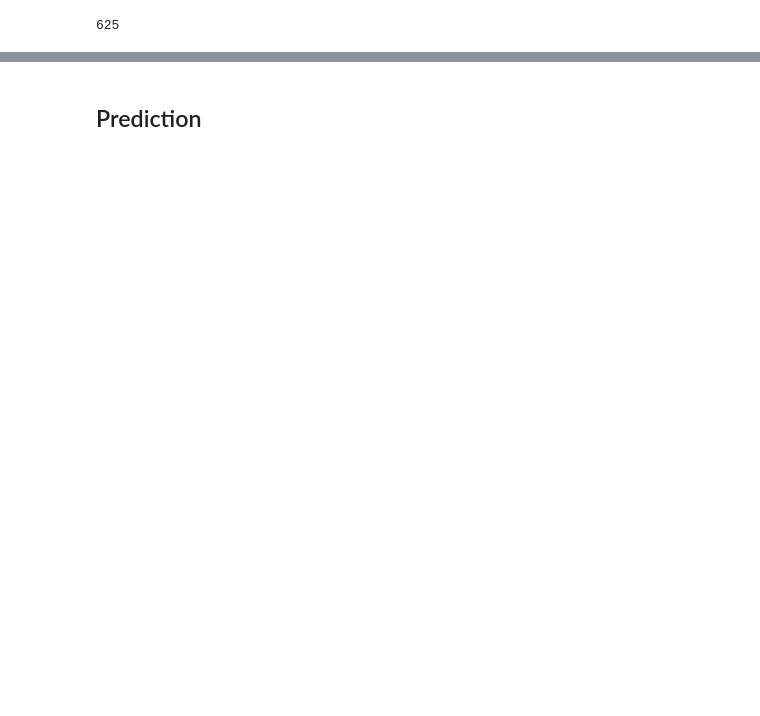
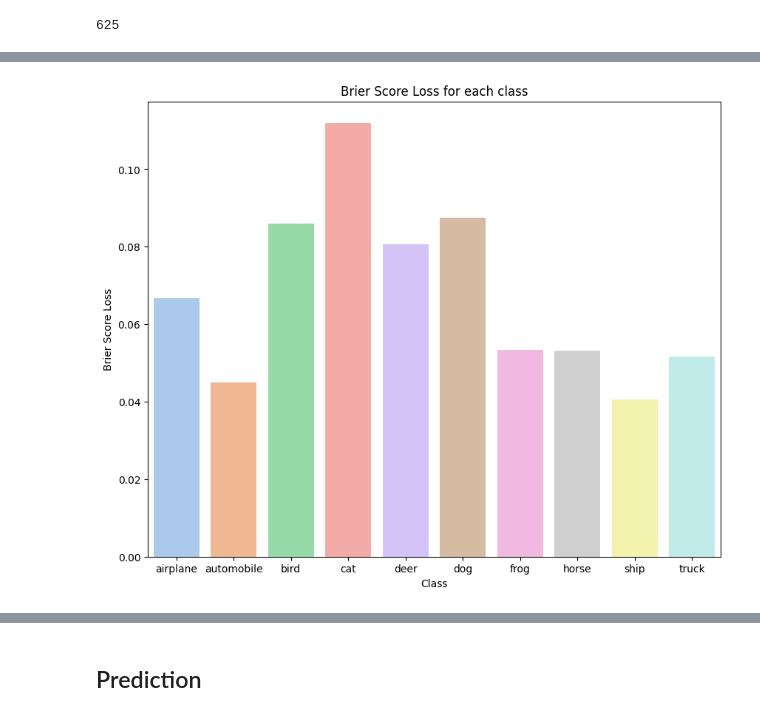
Before and after one commit to mmustafakapici/ZFNet-Cifar10-classification, a Jupyter notebook: ZFNet-Cifar10-Classification.ipynb, the cells around one changed output, grey strips where cells are left out. Cells and saved outputs as stored; diff of their text form; code cells hidden in the pictures; blank space fills up the shorter version.

```diff
--- a/ZFNet-Cifar10-Classification.ipynb
+++ b/ZFNet-Cifar10-Classification.ipynb
@@ -277,7 +299,7 @@ early_stopping = EarlyStopping(monitor='val_loss', min_delta=0, patience=10,
                                verbose=1, mode='auto', restore_best_weights=True)
 # %%
 batch_size = 64
-epochs = 10
+epochs = 100
 
 steps_per_epoch=x_train.shape[0] // batch_size
 
@@ -445,12 +563,14 @@ brier_score_loss_df
 # %%
 #Bar plot of the Brier Score Loss for each class
 plt.figure(figsize=(10, 8),facecolor='w')
 
-sns.barplot(x='Brier Score Loss', y='Class', data=brier_score_loss_df, palette='pastel')
+sns.barplot(x='Class', y='Brier Score Loss', data=brier_score_loss_df, palette='pastel')
 plt.title('Brier Score Loss for each class')
-plt.xlabel('Brier Score Loss')
-plt.ylabel('Class')
+plt.ylabel('Brier Score Loss')
+plt.xlabel('Class')
 plt.show()
+# %% [output]
+[figure, added]
 # %%
 # circular plot of the Brier Score Loss for each class
 plt.figure(figsize=(10, 8),facecolor='w')
```
Also changed, not shown: parts of 34 cells of this notebook.
